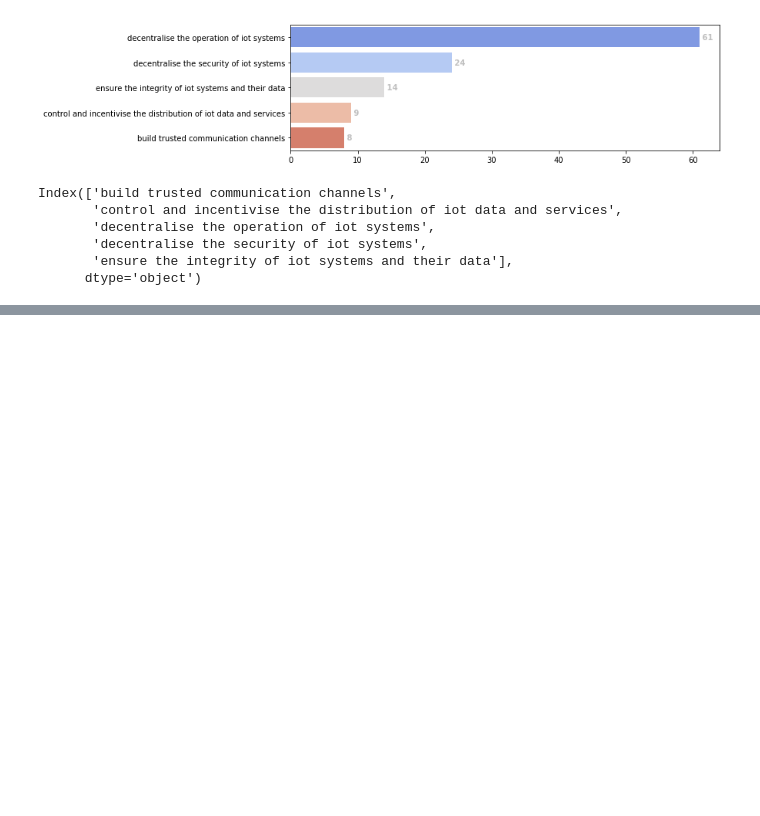
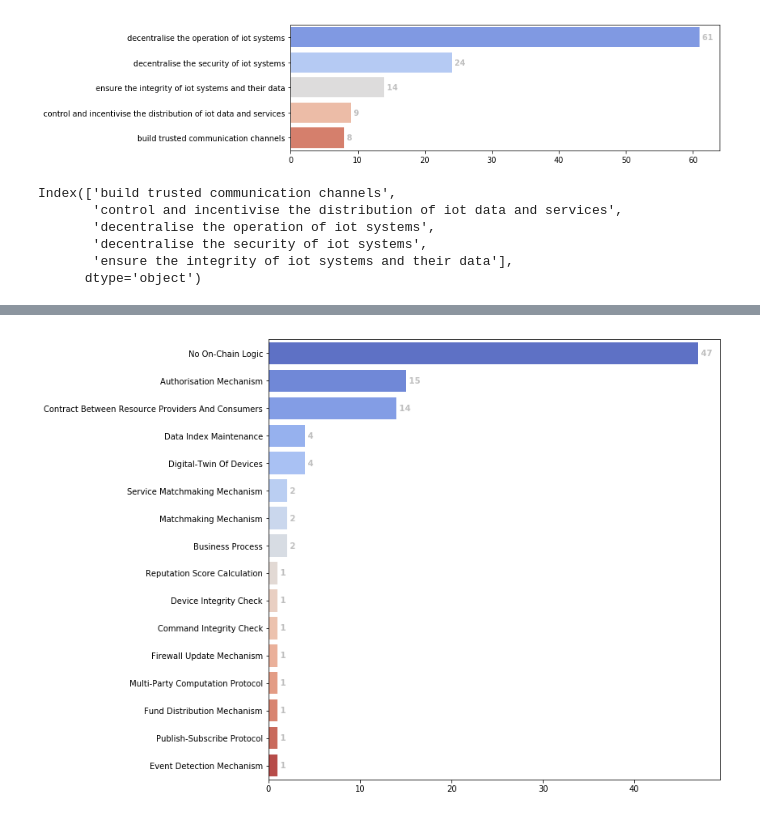
Before and after one commit to nguyentran0212/BC_IoT_SLR, a Jupyter notebook: DataExtraction/Extracted Data/BC_SLR_AVIZ_tool.ipynb, the cells around one changed output, grey strips where cells are left out. Saved outputs shown, nothing was run; the diff lists cells and outputs as text; code cells hidden in the pictures; blank space fills up the shorter version.

```diff
--- a/DataExtraction/Extracted Data/BC_SLR_AVIZ_tool.ipynb
+++ b/DataExtraction/Extracted Data/BC_SLR_AVIZ_tool.ipynb
@@ -299,0 +377,11 @@ plotly.offline.iplot(data, filename = 'parcoord-dimensions')
+# %%
+"""
+Countplot of on-chain logic
+"""
+
+
+paper_on_chain_logic_relation = create_relation_paper_RQ(raw_df, "On-chain logic", "On-chain logic", split_sub_areas = False)
+
+draw_countplot(paper_on_chain_logic_relation, "On-chain logic", size = (10,10))
+# %% [output]
+[figure, added]
```
Also changed, not shown: parts of 19 cells of this notebook, 4 other files.
